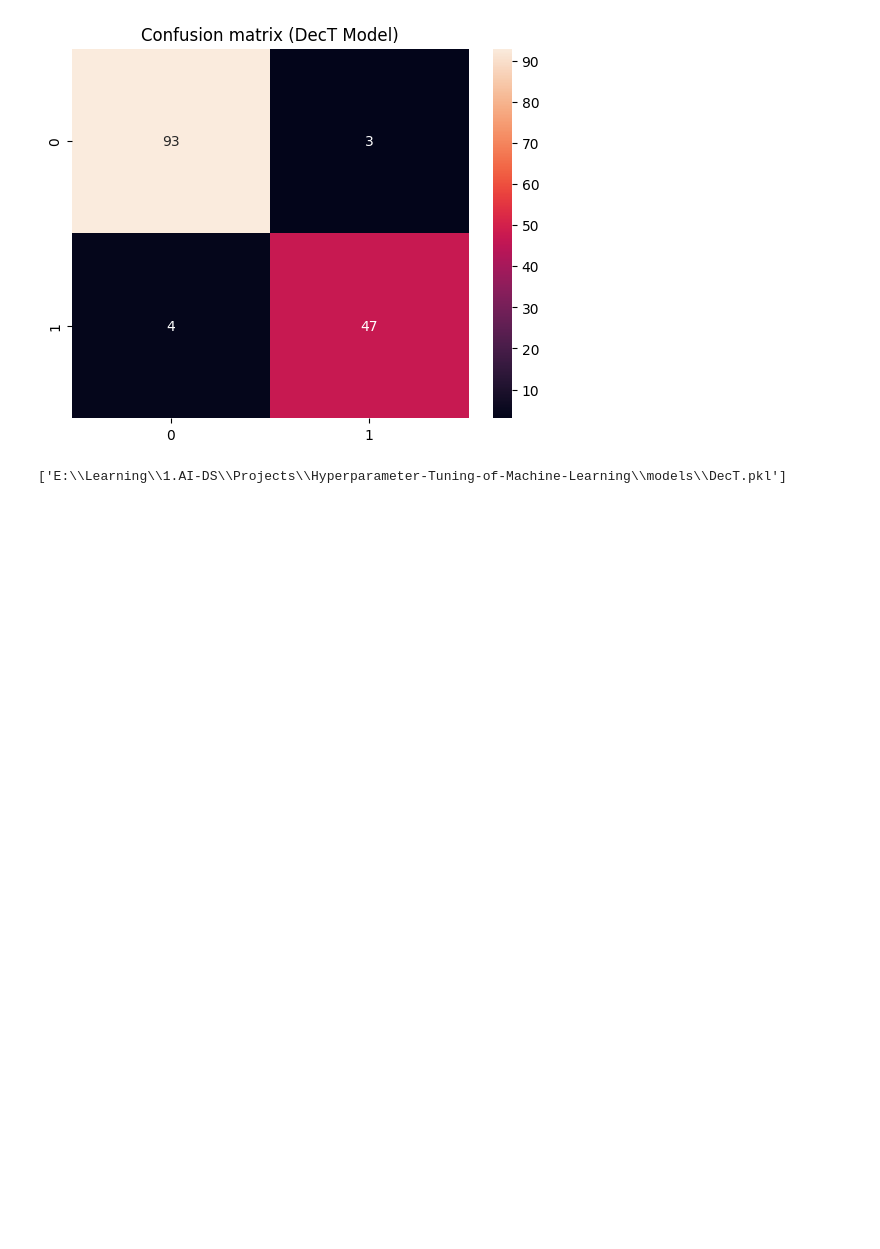
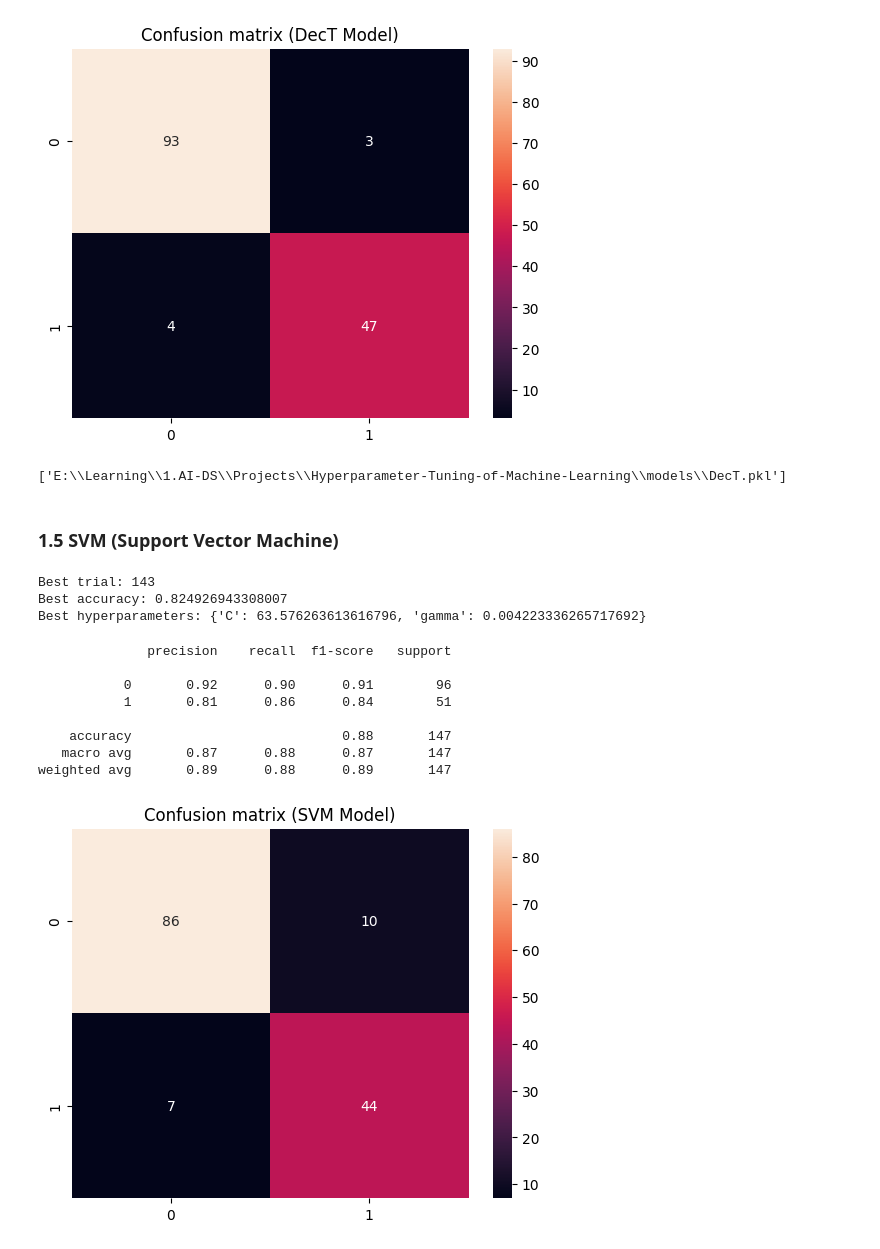
Before and after one commit to amir-9473/Hyperparameter-Tuning-of-Machine-Learning, a Jupyter notebook: notebooks/model_training.ipynb, the cells around one changed output. Cells and saved outputs as stored; diff of their text form; code cells hidden in the pictures; blank space fills up the shorter version.

Commit message:
[FEAT] model: Implement SVM for Classification

```diff
--- a/notebooks/model_training.ipynb
+++ b/notebooks/model_training.ipynb
@@ -284,3 +284,5 @@ joblib.dump(value = [study_dect,DecT,y_pred_dect,best_param_dect],
             filename = r"E:\Learning\1.AI-DS\Projects\Hyperparameter-Tuning-of-Machine-Learning\models\DecT.pkl")
 # %% [output]
 ['E:\\Learning\\1.AI-DS\\Projects\\Hyperparameter-Tuning-of-Machine-Learning\\models\\DecT.pkl']
+# %% [markdown]
+### 1.5 SVM (Support Vector Machine)
@@ -286,0 +306,31 @@ joblib.dump(value = [study_dect,DecT,y_pred_dect,best_param_dect],
+# %%
+# Creating and running our optimization
+
+study_svm = optuna.create_study(direction='maximize',study_name ="SVM")
+study_svm.optimize(objective_svm, n_trials=200)
+# %%
+# Evaluating our Optuna Trial
+print("Best trial:", study_svm.best_trial.number)
+print("Best accuracy:", study_svm.best_trial.value)
+print("Best hyperparameters:", study_svm.best_params)
+# %% [output]
+Best trial: 143
+Best accuracy: 0.824926943308007
+Best hyperparameters: {'C': 63.576263613616796, 'gamma': 0.004223336265717692}
+# %%
+best_param_svm = study_svm.best_params
+SVM = SVC(**best_param_svm,random_state=rs).fit(x_train_,y_train)
+y_pred_svm = SVM.predict(x_test_)
+
+
+display_results(y_test, y_pred_svm, cm_title = "Confusion matrix (SVM Model)")
+# %% [output]
+              precision    recall  f1-score   support
+
+           0       0.92      0.90      0.91        96
+           1       0.81      0.86      0.84        51
+
+    accuracy                           0.88       147
+   macro avg       0.87      0.88      0.87       147
+weighted avg       0.89      0.88      0.89       147
+[figure, added]
```
Also changed, not shown: parts of 1 cell of this notebook.
